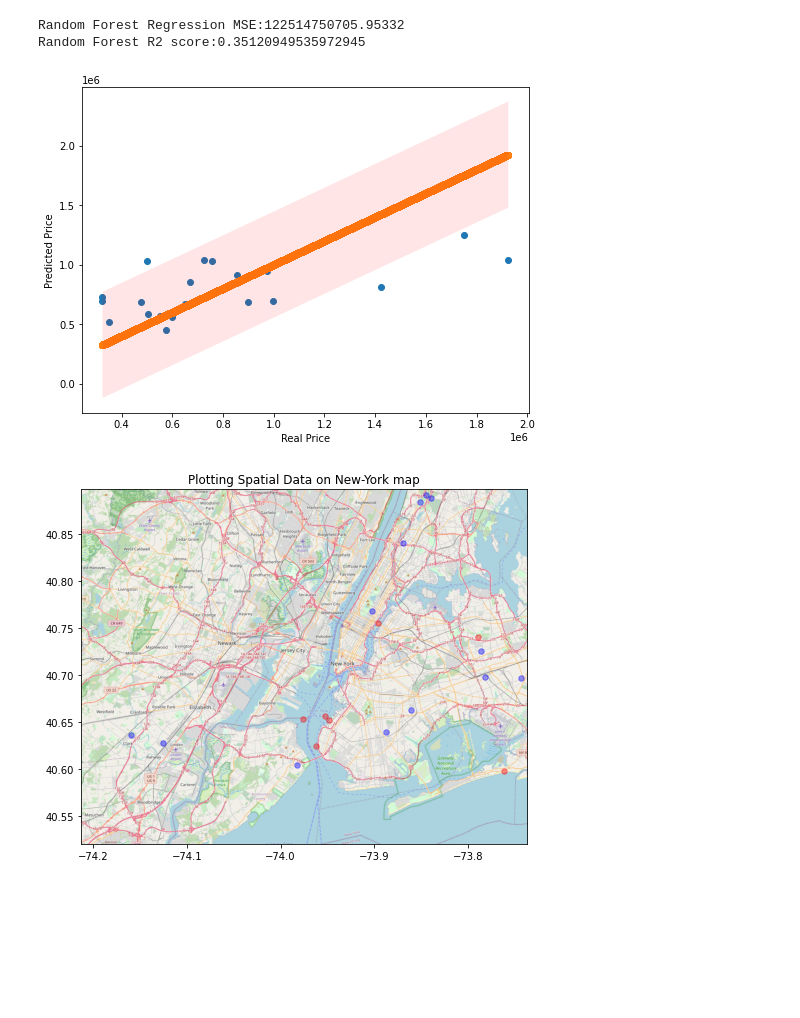
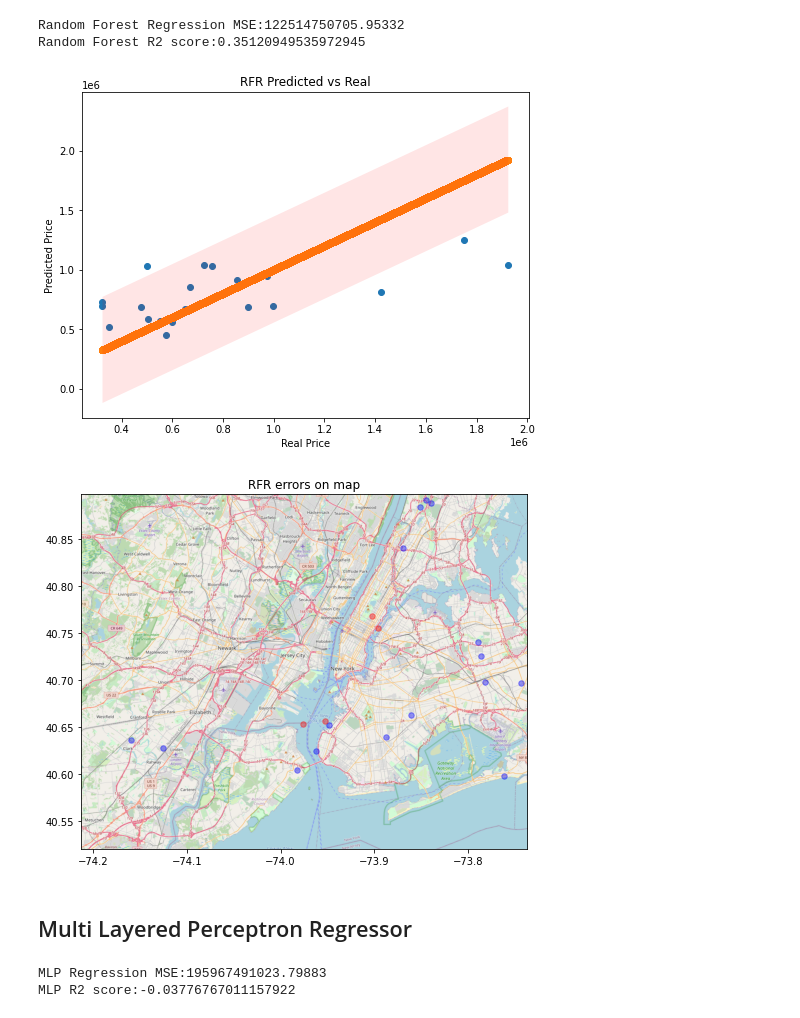
Before and after one commit to itayisraelov/RealEstateMLProject, a Jupyter notebook: Notebooks/02_Modeling.ipynb, the cells around one changed output. Drawn from its saved outputs; the diff is of its cells as text; code cells hidden in the pictures; blank space fills up the shorter version.

Commit message:
Adding MLP Regressor to models

```diff
--- a/Notebooks/02_Modeling.ipynb
+++ b/Notebooks/02_Modeling.ipynb
@@ -158,7 +160,7 @@ test_x = test_df.drop(['SALE PRICE'], axis=1)
 # %% [markdown]
 ## Plotting functions defenitions
 # %%
-def plot_predicted_vs_real(predicted_y, real_y):
+def plot_predicted_vs_real(predicted_y, real_y,title="Predicted vs. Real Sale Price"):
     """
     predicted_y: The predicted target Series as gained from model.predict()
     real_y: The actual target Series
@@ -169,6 +171,7 @@ def plot_predicted_vs_real(predicted_y, real_y):
     plt.scatter(x,y)
     std = real_y.std()
     plt.fill_between(x, y + std, y - std, facecolor='r', alpha=0.1)
+    plt.title(title)
     plt.xlabel("Real Price")
     plt.ylabel("Predicted Price")
     plt.show()
@@ -232,13 +235,15 @@ print(f"Random Forest R2 score:{r2_score(test_y, test_predicted_y)}")
 Random Forest Regression MSE:122514750705.95332
 Random Forest R2 score:0.35120949535972945
 # %%
-plot_predicted_vs_real(test_predicted_y, test_y)
+plot_predicted_vs_real(test_predicted_y, test_y, title="RFR Predicted vs Real")
 # %% [output]
-[figure, old version]
+[figure, new version]
 # %%
 
 with open("../Images/nyc_map1.json") as file:
     border_box = json.load(file)
-plot_vs_map(test_x, test_predicted_y, test_y, path_to_map="../Images/nyc_map1.png", border_box=border_box, title='Plotting Spatial Data on New-York map')
+plot_vs_map(test_x, test_predicted_y, test_y, path_to_map="../Images/nyc_map1.png", border_box=border_box, title="RFR errors on map")
 # %% [output]
-[figure, old version]
+[figure, new version]
+# %% [markdown]
+## Multi Layered Perceptron Regressor
@@ -244,0 +260,6 @@ plot_vs_map(test_x, test_predicted_y, test_y, path_to_map="../Images/nyc_map1.pn
+# %%
+print(f"MLP Regression MSE:{mean_squared_error(test_y, test_predicted_y)}")
+print(f"MLP R2 score:{r2_score(test_y, test_predicted_y)}")
+# %% [output]
+MLP Regression MSE:195967491023.79883
+MLP R2 score:-0.03776767011157922
```
Also changed, not shown: parts of 11 cells of this notebook.
